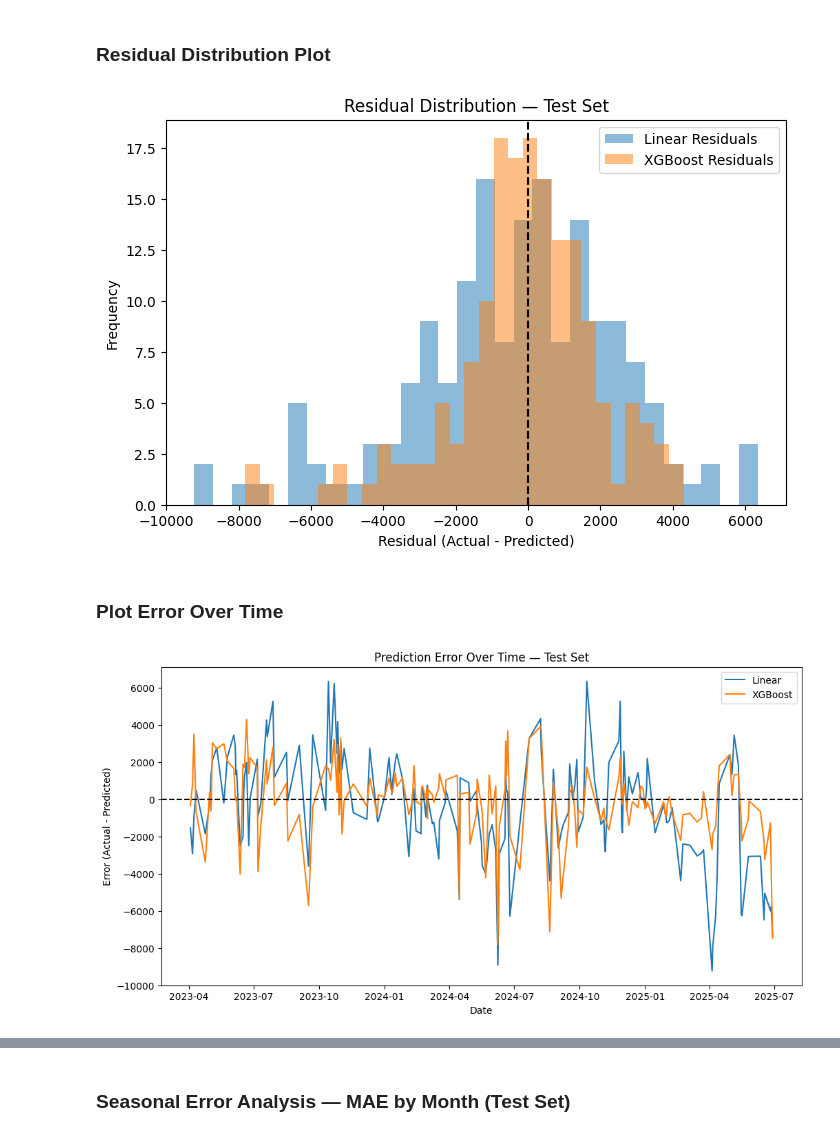
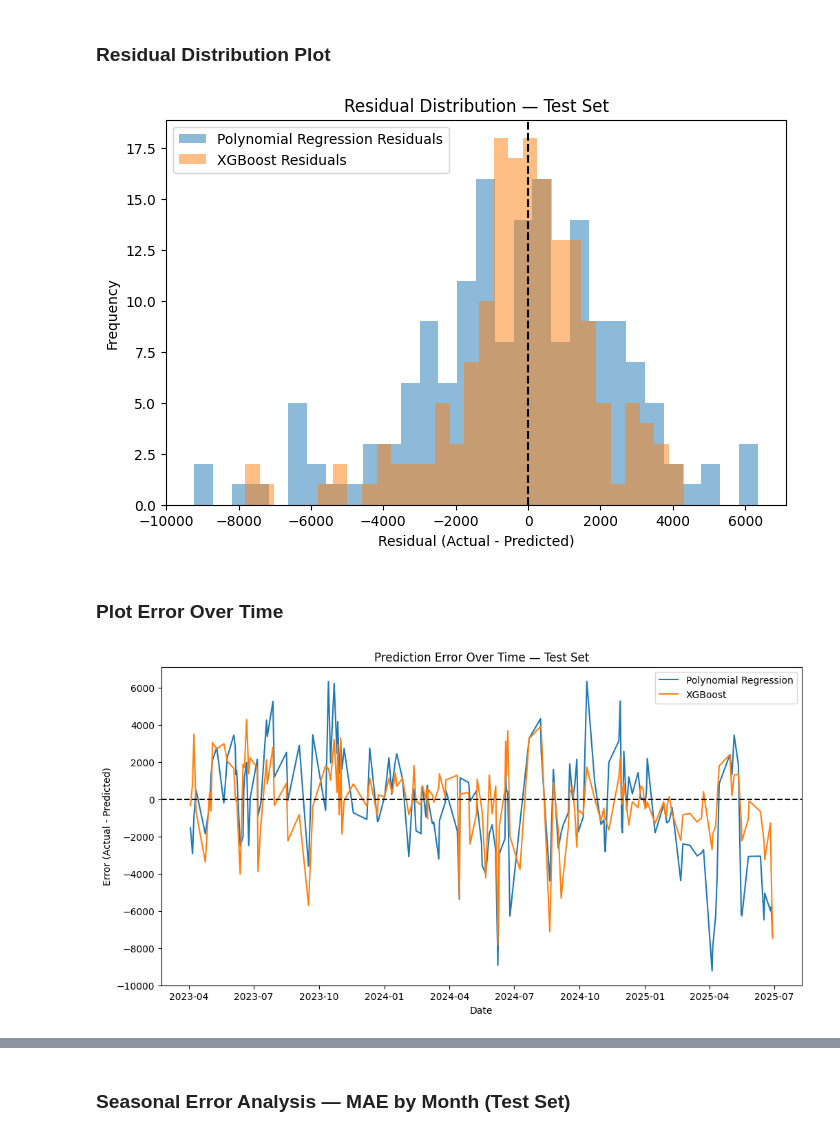
Before and after one commit to MatthieuGlemarec/SolarCast, a Jupyter notebook: Notebooks/04_Model_Evaluation/Model_Evaluation.ipynb, the cells around one changed output, grey strips where cells are left out. Drawn from its saved outputs; the diff is of its cells as text; code cells hidden in the pictures.

```diff
--- a/Notebooks/04_Model_Evaluation/Model_Evaluation.ipynb
+++ b/Notebooks/04_Model_Evaluation/Model_Evaluation.ipynb
@@ -292,16 +328,17 @@ plt.show()
 ### Residual Distribution Plot
 # %%
 plt.figure(figsize=(8,5))
-plt.hist(y_test_lin - y_pred_test_lin, bins=30, alpha=0.5, label="Linear Residuals")
+plt.hist(y_test_lin - y_pred_test_lin, bins=30, alpha=0.5, label="Polynomial Regression Residuals")
 plt.hist(y_test_xgb - y_pred_test_xgb, bins=30, alpha=0.5, label="XGBoost Residuals")
 plt.axvline(0, color='black', linestyle='--')
 plt.legend()
 plt.xlabel("Residual (Actual - Predicted)")
 plt.ylabel("Frequency")
 plt.title("Residual Distribution — Test Set")
+plt.savefig('../../Outputs/Figures/Final/PolyModel_XGBoostModel_Residual_Distribution_Test_Set).png', dpi=300)
 plt.show()
 # %% [output]
-[figure, old version]
+[figure, new version]
 # %% [markdown]
 ### Plot Error Over Time
 # %%
@@ -312,14 +349,15 @@ errors_df = pd.DataFrame({
 }).sort_values("date")
 
 plt.figure(figsize=(12,6))
-plt.plot(errors_df["date"], errors_df["Linear Error"], label="Linear")
+plt.plot(errors_df["date"], errors_df["Linear Error"], label="Polynomial Regression")
 plt.plot(errors_df["date"], errors_df["XGBoost Error"], label="XGBoost")
 plt.axhline(0, color='black', linestyle='--')
 plt.xlabel("Date")
 plt.ylabel("Error (Actual - Predicted)")
 plt.title("Prediction Error Over Time — Test Set")
 plt.legend()
+plt.savefig('../../Outputs/Figures/Final/PolyModel_XGBoostModel_Error_Over_Time_Test_Set).png', dpi=300)
 plt.show()
 # %% [output]
-[figure, old version]
+[figure, new version]
 # %%
```
Also changed, not shown: parts of 9 cells of this notebook, 11 other files.
